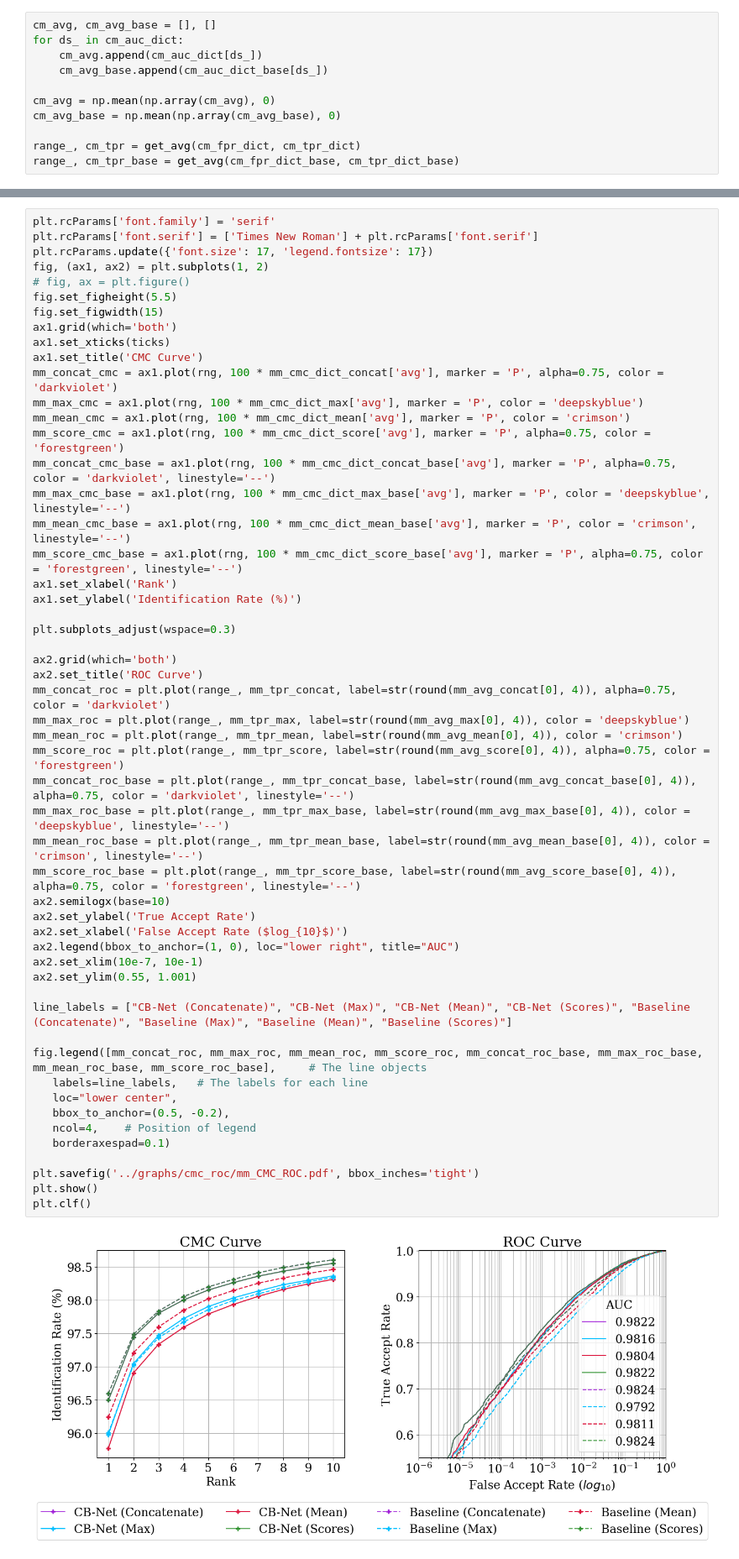
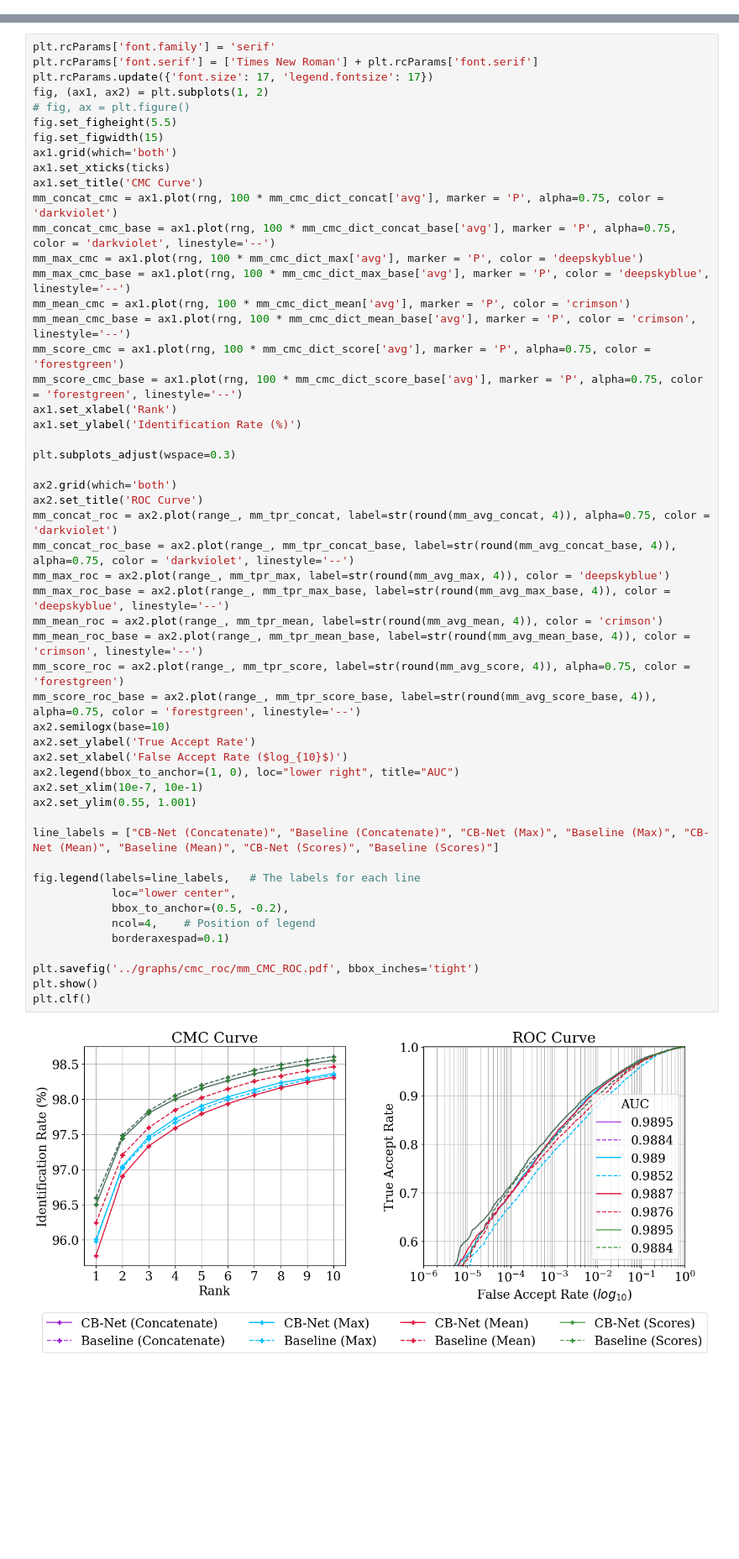
Before and after one commit to tiongsikng/cb_net, a Jupyter notebook: eval/plot_cmc_roc.ipynb, the cells around one changed output, grey strips where cells are left out. Shown: that part at 84% size. Drawn from its saved outputs; the diff is of its cells as text; blank space fills up the shorter version.

Commit message:
Minor bug fixes with training and graph plot

```diff
--- a/eval/plot_cmc_roc.ipynb
+++ b/eval/plot_cmc_roc.ipynb
@@ -206,12 +211 @@ plt.clf()
 <Figure size 640x480 with 0 Axes>
-# %%
-cm_avg, cm_avg_base = [], []
-for ds_ in cm_auc_dict:
-    cm_avg.append(cm_auc_dict[ds_])
-    cm_avg_base.append(cm_auc_dict_base[ds_])
-
-cm_avg = np.mean(np.array(cm_avg), 0)
-cm_avg_base = np.mean(np.array(cm_avg_base), 0)
-
-range_, cm_tpr = get_avg(cm_fpr_dict, cm_tpr_dict)
-range_, cm_tpr_base = get_avg(cm_fpr_dict_base, cm_tpr_dict_base)
@@ -305,50 +270,49 @@ fig, (ax1, ax2) = plt.subplots(1, 2)
 fig.set_figheight(5.5)
 fig.set_figwidth(15)
 ax1.grid(which='both')
 ax1.set_xticks(ticks)
 ax1.set_title('CMC Curve')
 mm_concat_cmc = ax1.plot(rng, 100 * mm_cmc_dict_concat['avg'], marker = 'P', alpha=0.75, color = 'darkviolet')
+mm_concat_cmc_base = ax1.plot(rng, 100 * mm_cmc_dict_concat_base['avg'], marker = 'P', alpha=0.75, color = 'darkviolet', linestyle='--')
 mm_max_cmc = ax1.plot(rng, 100 * mm_cmc_dict_max['avg'], marker = 'P', color = 'deepskyblue')
+mm_max_cmc_base = ax1.plot(rng, 100 * mm_cmc_dict_max_base['avg'], marker = 'P', color = 'deepskyblue', linestyle='--')
 mm_mean_cmc = ax1.plot(rng, 100 * mm_cmc_dict_mean['avg'], marker = 'P', color = 'crimson')
+mm_mean_cmc_base = ax1.plot(rng, 100 * mm_cmc_dict_mean_base['avg'], marker = 'P', color = 'crimson', linestyle='--')
 mm_score_cmc = ax1.plot(rng, 100 * mm_cmc_dict_score['avg'], marker = 'P', alpha=0.75, color = 'forestgreen')
-mm_concat_cmc_base = ax1.plot(rng, 100 * mm_cmc_dict_concat_base['avg'], marker = 'P', alpha=0.75, color = 'darkviolet', linestyle='--')
-mm_max_cmc_base = ax1.plot(rng, 100 * mm_cmc_dict_max_base['avg'], marker = 'P', color = 'deepskyblue', linestyle='--')
-mm_mean_cmc_base = ax1.plot(rng, 100 * mm_cmc_dict_mean_base['avg'], marker = 'P', color = 'crimson', linestyle='--')
 mm_score_cmc_base = ax1.plot(rng, 100 * mm_cmc_dict_score_base['avg'], marker = 'P', alpha=0.75, color = 'forestgreen', linestyle='--')
 ax1.set_xlabel('Rank')
 ax1.set_ylabel('Identification Rate (%)')
 
 plt.subplots_adjust(wspace=0.3)
 
 ax2.grid(which='both')
 ax2.set_title('ROC Curve')
-mm_concat_roc = plt.plot(range_, mm_tpr_concat, label=str(round(mm_avg_concat[0], 4)), alpha=0.75, color = 'darkviolet')
-mm_max_roc = plt.plot(range_, mm_tpr_max, label=str(round(mm_avg_max[0], 4)), color = 'deepskyblue')
-mm_mean_roc = plt.plot(range_, mm_tpr_mean, label=str(round(mm_avg_mean[0], 4)), color = 'crimson')
-mm_score_roc = plt.plot(range_, mm_tpr_score, label=str(round(mm_avg_score[0], 4)), alpha=0.75, color = 'forestgreen')
-mm_concat_roc_base = plt.plot(range_, mm_tpr_concat_base, label=str(round(mm_avg_concat_base[0], 4)), alpha=0.75, color = 'darkviolet', linestyle='--')
-mm_max_roc_base = plt.plot(range_, mm_tpr_max_base, label=str(round(mm_avg_max_base[0], 4)), color = 'deepskyblue', linestyle='--')
-mm_mean_roc_base = plt.plot(range_, mm_tpr_mean_base, label=str(round(mm_avg_mean_base[0], 4)), color = 'crimson', linestyle='--')
-mm_score_roc_base = plt.plot(range_, mm_tpr_score_base, label=str(round(mm_avg_score_base[0], 4)), alpha=0.75, color = 'forestgreen', linestyle='--')
+mm_concat_roc = ax2.plot(range_, mm_tpr_concat, label=str(round(mm_avg_concat, 4)), alpha=0.75, color = 'darkviolet')
+mm_concat_roc_base = ax2.plot(range_, mm_tpr_concat_base, label=str(round(mm_avg_concat_base, 4)), alpha=0.75, color = 'darkviolet', linestyle='--')
+mm_max_roc = ax2.plot(range_, mm_tpr_max, label=str(round(mm_avg_max, 4)), color = 'deepskyblue')
+mm_max_roc_base = ax2.plot(range_, mm_tpr_max_base, label=str(round(mm_avg_max_base, 4)), color = 'deepskyblue', linestyle='--')
+mm_mean_roc = ax2.plot(range_, mm_tpr_mean, label=str(round(mm_avg_mean, 4)), color = 'crimson')
+mm_mean_roc_base = ax2.plot(range_, mm_tpr_mean_base, label=str(round(mm_avg_mean_base, 4)), color = 'crimson', linestyle='--')
+mm_score_roc = ax2.plot(range_, mm_tpr_score, label=str(round(mm_avg_score, 4)), alpha=0.75, color = 'forestgreen')
+mm_score_roc_base = ax2.plot(range_, mm_tpr_score_base, label=str(round(mm_avg_score_base, 4)), alpha=0.75, color = 'forestgreen', linestyle='--')
 ax2.semilogx(base=10)
 ax2.set_ylabel('True Accept Rate')
 ax2.set_xlabel('False Accept Rate ($log_{10}$)')
 ax2.legend(bbox_to_anchor=(1, 0), loc="lower right", title="AUC")
 ax2.set_xlim(10e-7, 10e-1)
 ax2.set_ylim(0.55, 1.001)
 
-line_labels = ["CB-Net (Concatenate)", "CB-Net (Max)", "CB-Net (Mean)", "CB-Net (Scores)", "Baseline (Concatenate)", "Baseline (Max)", "Baseline (Mean)", "Baseline (Scores)"]
+line_labels = ["CB-Net (Concatenate)", "Baseline (Concatenate)", "CB-Net (Max)", "Baseline (Max)", "CB-Net (Mean)", "Baseline (Mean)", "CB-Net (Scores)", "Baseline (Scores)"]
 
-fig.legend([mm_concat_roc, mm_max_roc, mm_mean_roc, mm_score_roc, mm_concat_roc_base, mm_max_roc_base, mm_mean_roc_base, mm_score_roc_base],     # The line objects
-   labels=line_labels,   # The labels for each line
-   loc="lower center",
-   bbox_to_anchor=(0.5, -0.2),
-   ncol=4,    # Position of legend
-   borderaxespad=0.1)
+fig.legend(labels=line_labels,   # The labels for each line
+            loc="lower center",
+            bbox_to_anchor=(0.5, -0.2),
+            ncol=4,    # Position of legend
+            borderaxespad=0.1)
 
 plt.savefig('../graphs/cmc_roc/mm_CMC_ROC.pdf', bbox_inches='tight')
 plt.show()
 plt.clf()
 # %% [output]
-[figure, old version]
+[figure, new version]
 <Figure size 640x480 with 0 Axes>
```
Also changed, not shown: parts of 14 cells of this notebook, 7 other files.
